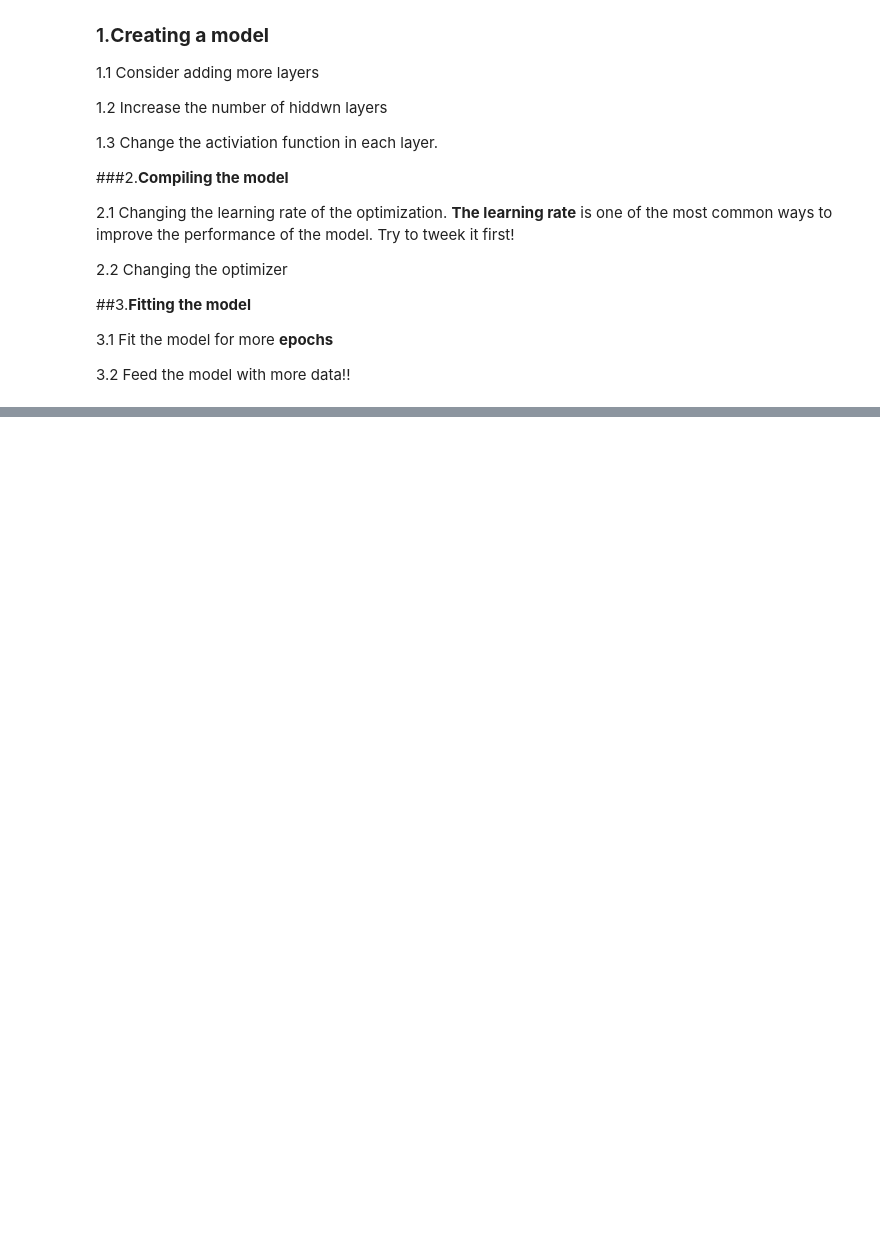
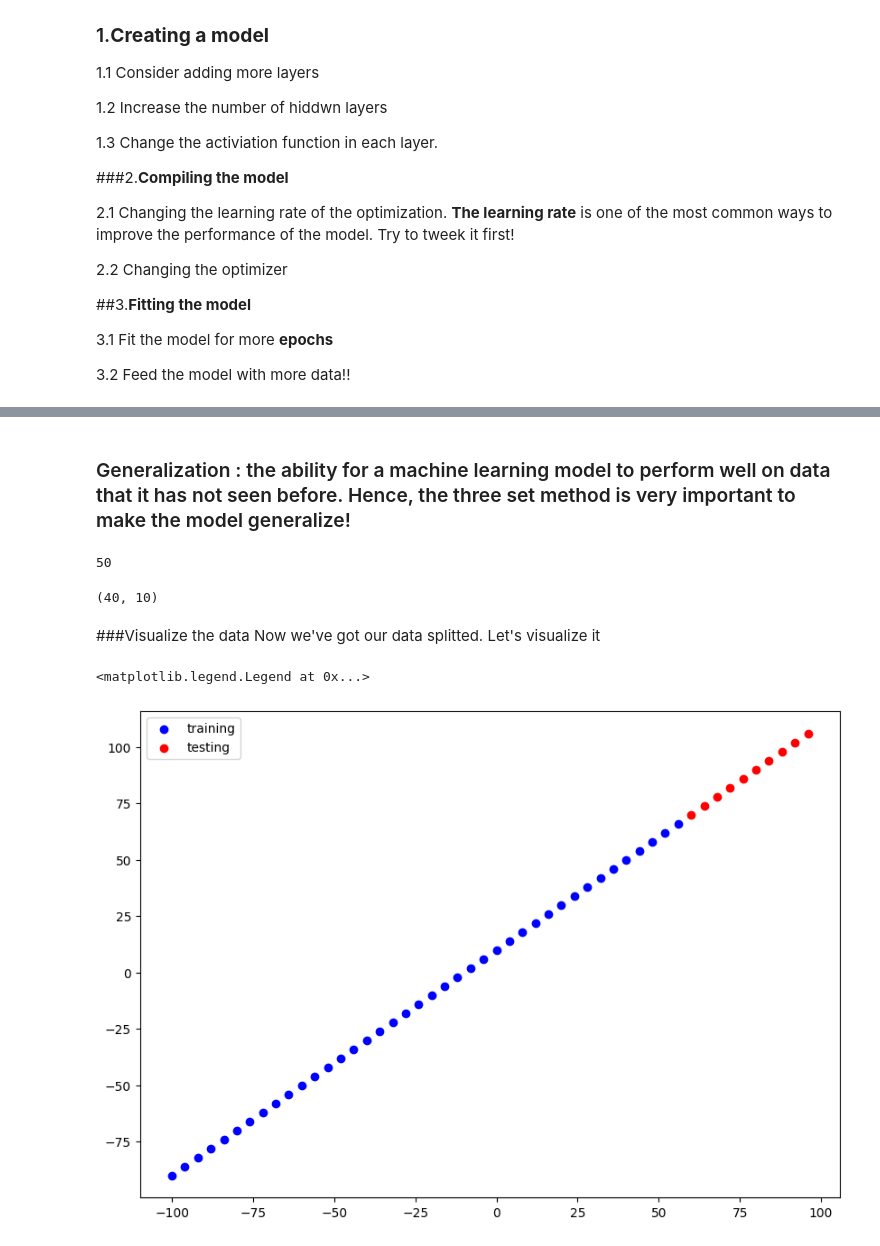
Before and after one commit to catherineHZN/DeepLearningTutorials, a Jupyter notebook: TensorFlow/01_RegressionNN_in_tensor_flow.ipynb, the cells around one changed output, grey strips where cells are left out. Saved outputs shown, nothing was run; the diff lists cells and outputs as text; code cells hidden in the pictures; blank space fills up the shorter version.

```diff
--- a/TensorFlow/01_RegressionNN_in_tensor_flow.ipynb
+++ b/TensorFlow/01_RegressionNN_in_tensor_flow.ipynb
@@ -237,0 +328,33 @@ array([[27.614138]], dtype=float32)
+# %% [markdown]
+### Generalization : the ability for a machine learning model to perform well on data that it has not seen before. Hence, the three set method is very important to make the model generalize!
+# %%
+# Chack the length of how many data points we have in the dataset
+len(X)
+# %% [output]
+50
+# %%
+# Split the data into train and test tests
+# Since out dataset is small, we will use train / test data only
+# we split in 80/20
+X_train =X[:40]
+y_train = y[:40]
+X_test = X[40: ]
+y_test = y[40: ]
+len(X_train) , len(X_test)
+# %% [output]
+(40, 10)
+# %% [markdown]
+###Visualize the data
+Now we've got our data splitted. Let's visualize it
+# %%
+# Again we use matplotlib for plotting a graph
+
+plt.figure(figsize= (10,7))
+
+# plot training data in blue
+plt.scatter(X_train, y_train, c='blue', label = "training")
+plt.scatter(X_test, y_test, c='red', label = "testing")
+plt.legend()
+# %% [output]
+<matplotlib.legend.Legend at 0x...>
+[figure, added]
```
Also changed, not shown: parts of 51 cells of this notebook.
